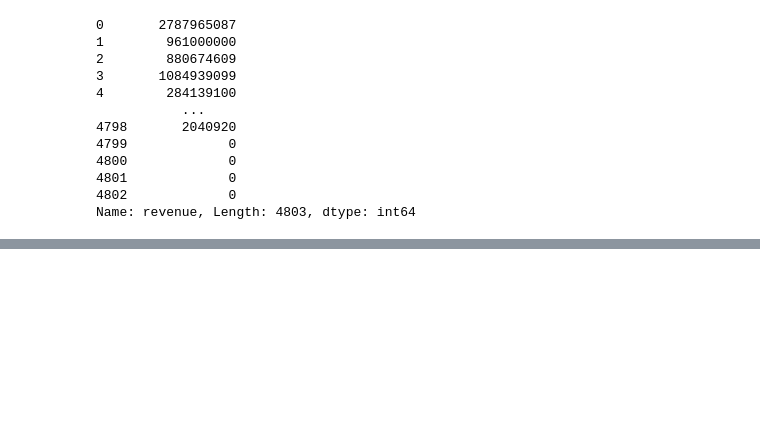
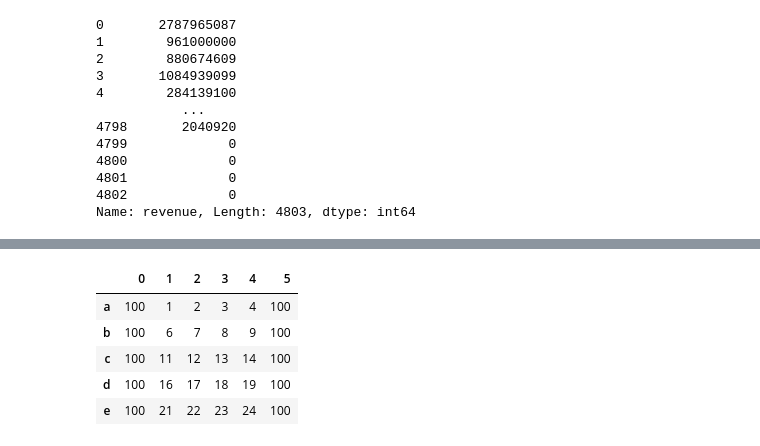
Before and after one commit to 0x31nose/python_tutorial_datascientistus, a Jupyter notebook: Pandas.ipynb, the cells around one changed output, grey strips where cells are left out. Saved outputs shown, nothing was run; the diff lists cells and outputs as text; code cells hidden in the pictures; blank space fills up the shorter version.

```diff
--- a/Pandas.ipynb
+++ b/Pandas.ipynb
@@ -198,0 +245,9 @@ Name: revenue, Length: 4803, dtype: int64
+# %%
+# カラムが数字でIndexが文字列の場合を考えてみる
+# 基本的には無いパターン。カラムには文字列、Indexが数字を使うことが多い。
+# この場合どのようにインデックスを指定できるのか？
+ndarray = np.arange(25).reshape(5, 5)
+index = ['a', 'b', 'c', 'd', 'e']
+colums = [0, 1, 2, 3, 4]
+df = pd.DataFrame(ndarray, index=index, columns=colums)
+df
@@ -198,0 +271,3 @@ Name: revenue, Length: 4803, dtype: int64
+# %%
+s = pd.Series([100, 100, 100, 100, 100], index=['a', 'b', 'c', 'd', 'e'])
+df[0]
@@ -198,0 +290,5 @@ Name: revenue, Length: 4803, dtype: int64
+# %%
+# DataFrameの１番目に、同じインデックスとカラムを持つsを代入した
+# Seriesを使うことで、指定カラムの更新・追加をすることができる
+# この操作については頻繁に使うので、覚えておくこと
+df[0] = s
@@ -198,0 +304,13 @@ Name: revenue, Length: 4803, dtype: int64
+# %%
+# 無いカラムを指定するとどうなるのか
+# 無いカラムに追加される
+df[5] = s
+# %%
+df
+# %% [output]
+|  | 0 | 1 | 2 | 3 | 4 | 5 |
+| a | 100 | 1 | 2 | 3 | 4 | 100 |
+| b | 100 | 6 | 7 | 8 | 9 | 100 |
+| c | 100 | 11 | 12 | 13 | 14 | 100 |
+| d | 100 | 16 | 17 | 18 | 19 | 100 |
+| e | 100 | 21 | 22 | 23 | 24 | 100 |
```
Also changed, not shown: parts of 13 cells of this notebook.
